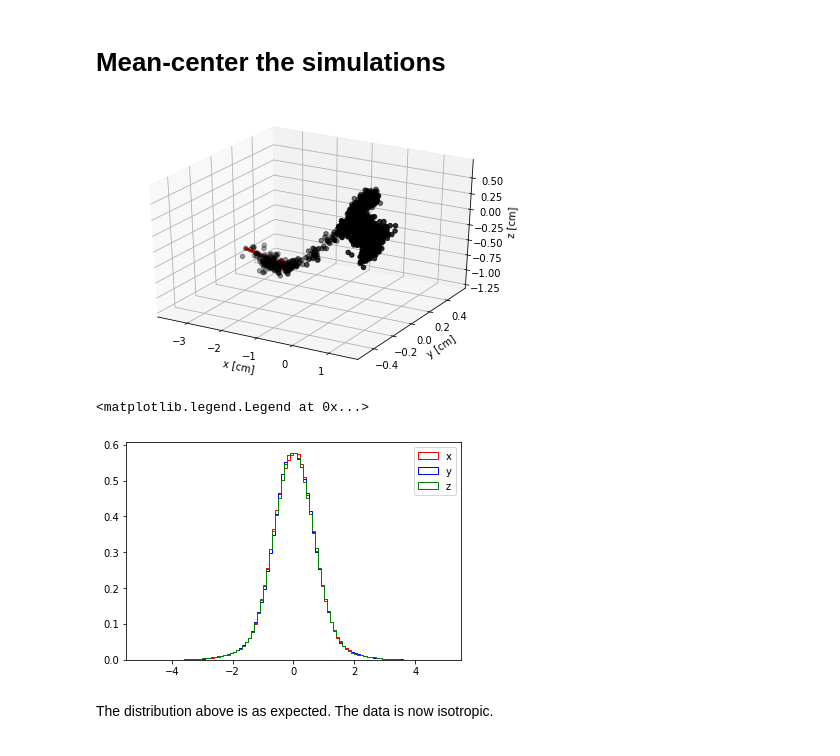
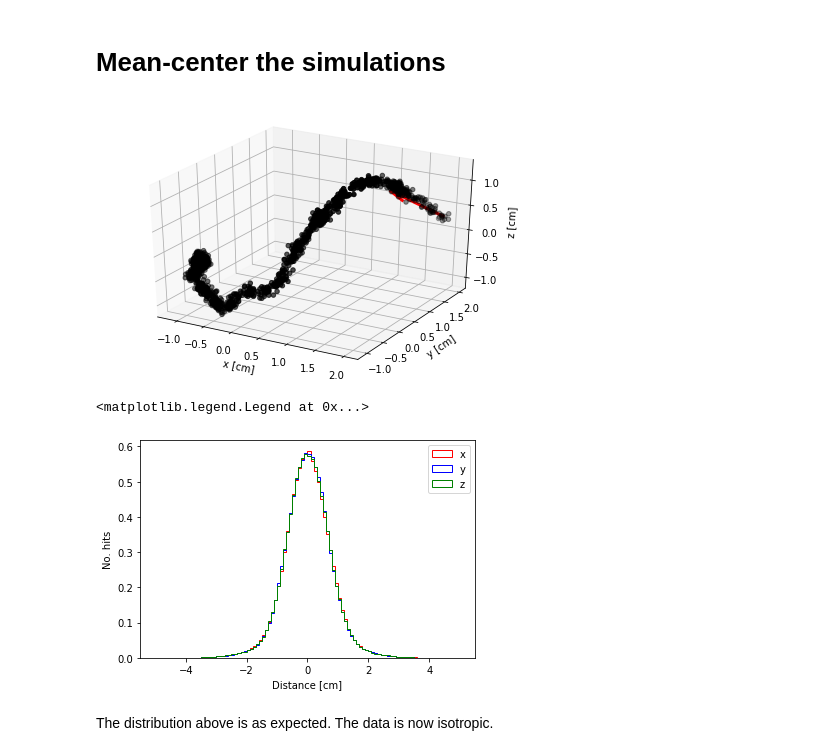
Before and after one commit to mghrear/3D_Heteroscedastic_Convnet, a Jupyter notebook: explore_data.ipynb, the cells around one changed output. Drawn from its saved outputs; the diff is of its cells as text; code cells hidden in the pictures.

```diff
--- a/explore_data.ipynb
+++ b/explore_data.ipynb
@@ -138,13 +138,13 @@ for index, row in df_rot.iterrows():
 # %%
 # Visualize a fully processed recoil simulation
 
 # Select recoil index
-i = 2
+i = 3
 
 # Raw simulations start in the origin and the initial direction is now provided in the dataframe
 mytools.plot_track_dir(x_points = df_processed.iloc[i]['x'], y_points = df_processed.iloc[i]['y'], z_points = df_processed.iloc[i]['z'], direction = df_processed.iloc[i]['dir'], start = df_processed.iloc[i]['offset']  )
 # %% [output]
-[figure, old version]
+[figure, new version]
 # %%
 # Extract and combine all spacial info
 all_x = np.concatenate(df_processed.x)
@@ -156,10 +156,12 @@ plt.figure()
 datax = plt.hist(all_x, bins=100, density=True, range =(-5,5), histtype='step',color='r',label ='x')
 datay = plt.hist(all_y, bins=100, density=True, range =(-5,5), histtype='step',color='b',label ='y')
 dataz = plt.hist(all_z, bins=100, density=True, range =(-5,5), histtype='step',color='g',label ='z')
+plt.xlabel("Distance [cm]")
+plt.ylabel("No. hits")
 plt.legend()
 # %% [output]
 <matplotlib.legend.Legend at 0x...>
-[figure, old version]
+[figure, new version]
 # %% [markdown]
 The distribution above is as expected. The data is now isotropic.
 # %% [markdown]
```
Also changed, not shown: parts of 5 cells of this notebook.
